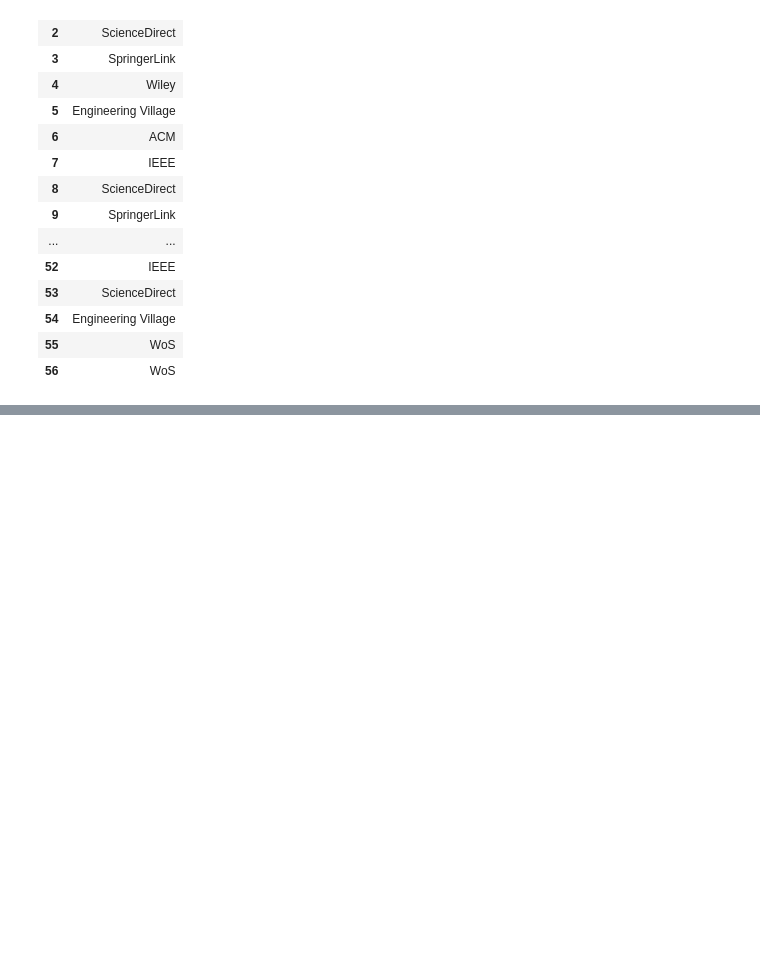
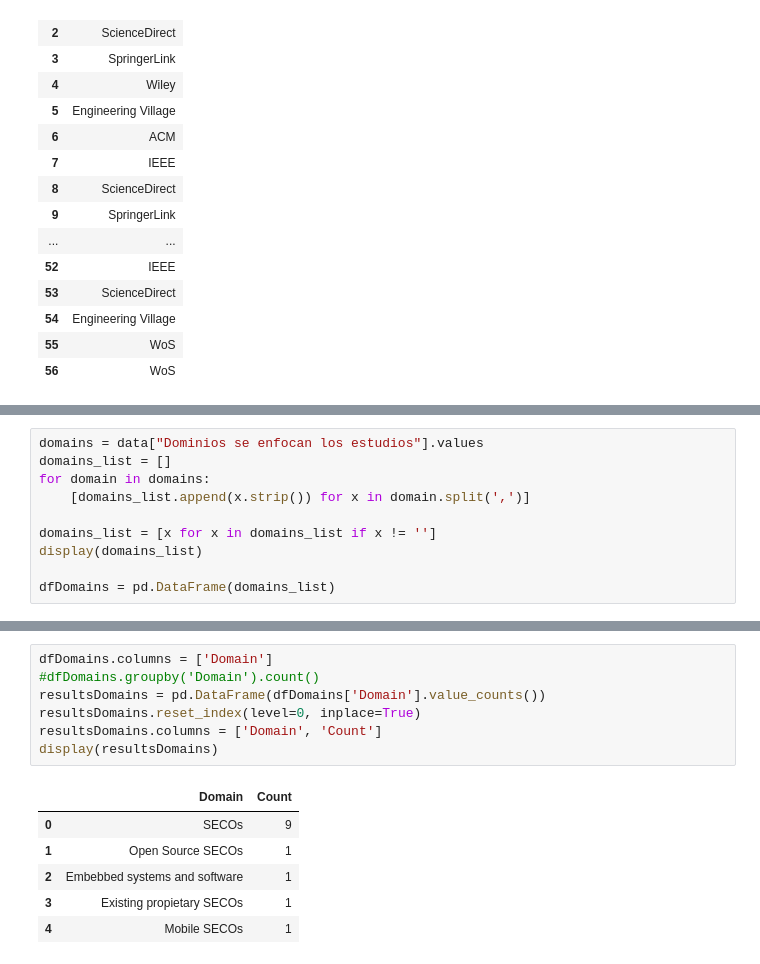
Before and after one commit to aliciagh/slr-architecturesMDE-SECO, a Jupyter notebook: SLR_SLRs-SECO_results.ipynb, the cells around one changed output, grey strips where cells are left out. Drawn from its saved outputs; the diff is of its cells as text; blank space fills up the shorter version.

Commit message:
Update the notebook for the mapping study of SLR about software ecosystems

```diff
--- a/SLR_SLRs-SECO_results.ipynb
+++ b/SLR_SLRs-SECO_results.ipynb
@@ -347,3 +346,13 @@ show(p)
 # %% [output]
 [interactive output not drawn]
 [interactive output not drawn]
+# %%
+domains = data["Dominios se enfocan los estudios"].values
+domains_list = []
+for domain in domains:
+    [domains_list.append(x.strip()) for x in domain.split(',')]
+
+domains_list = [x for x in domains_list if x != '']
+display(domains_list)
+
+dfDomains = pd.DataFrame(domains_list)
@@ -349,0 +373,14 @@ show(p)
+# %%
+dfDomains.columns = ['Domain']
+#dfDomains.groupby('Domain').count()
+resultsDomains = pd.DataFrame(dfDomains['Domain'].value_counts())
+resultsDomains.reset_index(level=0, inplace=True)
+resultsDomains.columns = ['Domain', 'Count']
+display(resultsDomains)
+# %% [output]
+|  | Domain | Count |
+| 0 | SECOs | 9 |
+| 1 | Open Source SECOs | 1 |
+| 2 | Embebbed systems and software | 1 |
+| 3 | Existing propietary SECOs | 1 |
+| 4 | Mobile SECOs | 1 |
```
Also changed, not shown: parts of 9 cells of this notebook.
